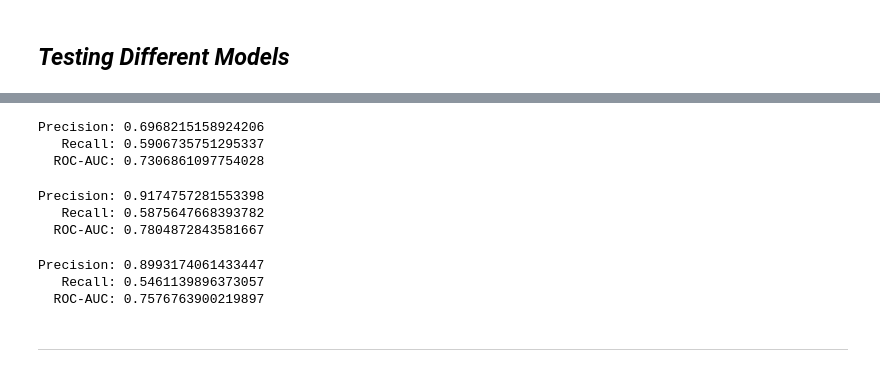
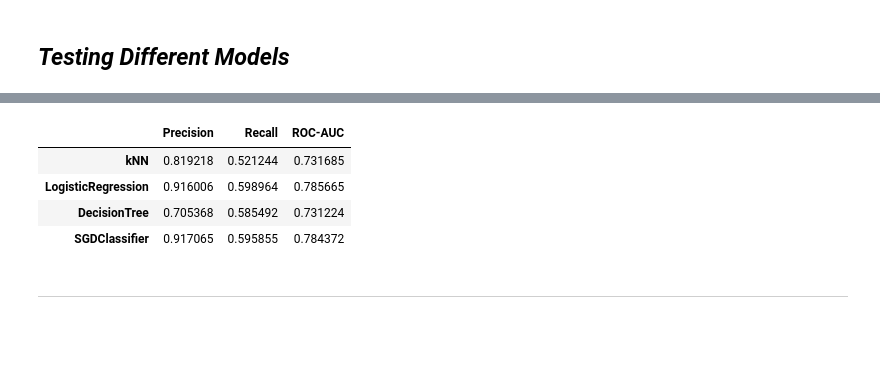
Before and after one commit to julianzim/toxic_comment_detection, a Jupyter notebook: toxic_comment_detection.ipynb, the cells around one changed output, grey strips where cells are left out. Drawn from its saved outputs; the diff is of its cells as text; code cells hidden in the pictures; blank space fills up the shorter version.

Commit message:
upgraded model_testing to models_report

```diff
--- a/toxic_comment_detection.ipynb
+++ b/toxic_comment_detection.ipynb
@@ -144,21 +126,24 @@ Precision: 0.9160063391442155
-# %%
-model_testing(DecisionTreeClassifier(), x_train, y_train, x_test, y_test)
-# %% [output]
-Precision: 0.6968215158924206
-   Recall: 0.5906735751295337
-  ROC-AUC: 0.7306861097754028
-# %%
-model_testing(SGDClassifier(loss='log_loss'), x_train, y_train, x_test, y_test)
-# %% [output]
-Precision: 0.9174757281553398
-   Recall: 0.5875647668393782
-  ROC-AUC: 0.7804872843581667
-# %%
-model_testing(RandomForestClassifier(n_estimators=50), x_train, y_train, x_test, y_test)
-# %% [output]
-Precision: 0.8993174061433447
-   Recall: 0.5461139896373057
-  ROC-AUC: 0.7576763900219897
+# %%
+models = {'kNN': KNeighborsClassifier(),
+          'LogisticRegression': LogisticRegression(),
+          'DecisionTree': DecisionTreeClassifier(),
+          'SGDClassifier': SGDClassifier(loss='log_loss')}
+# %%
+def models_report(models, x_train, y_train, x_test, y_test):
+    report = pd.DataFrame(columns=['Precision', 'Recall', 'ROC-AUC'])
+    for model in models:
+        clf = models[model].fit(x_train, y_train)
+        y_pred = clf.predict(x_test)
+        report.loc[model] = [precision_score(y_test, y_pred), recall_score(y_test, y_pred), roc_auc_score(y_test, y_pred)]
+    return report
+# %%
+models_report(models, x_train, y_train, x_test, y_test)
+# %% [output]
+|  | Precision | Recall | ROC-AUC |
+| kNN | 0.819218 | 0.521244 | 0.731685 |
+| LogisticRegression | 0.916006 | 0.598964 | 0.785665 |
+| DecisionTree | 0.705368 | 0.585492 | 0.731224 |
+| SGDClassifier | 0.917065 | 0.595855 | 0.784372 |
 # %% [markdown]
 ___
 # %% [markdown]
```
Also changed, not shown: parts of 4 cells of this notebook.
